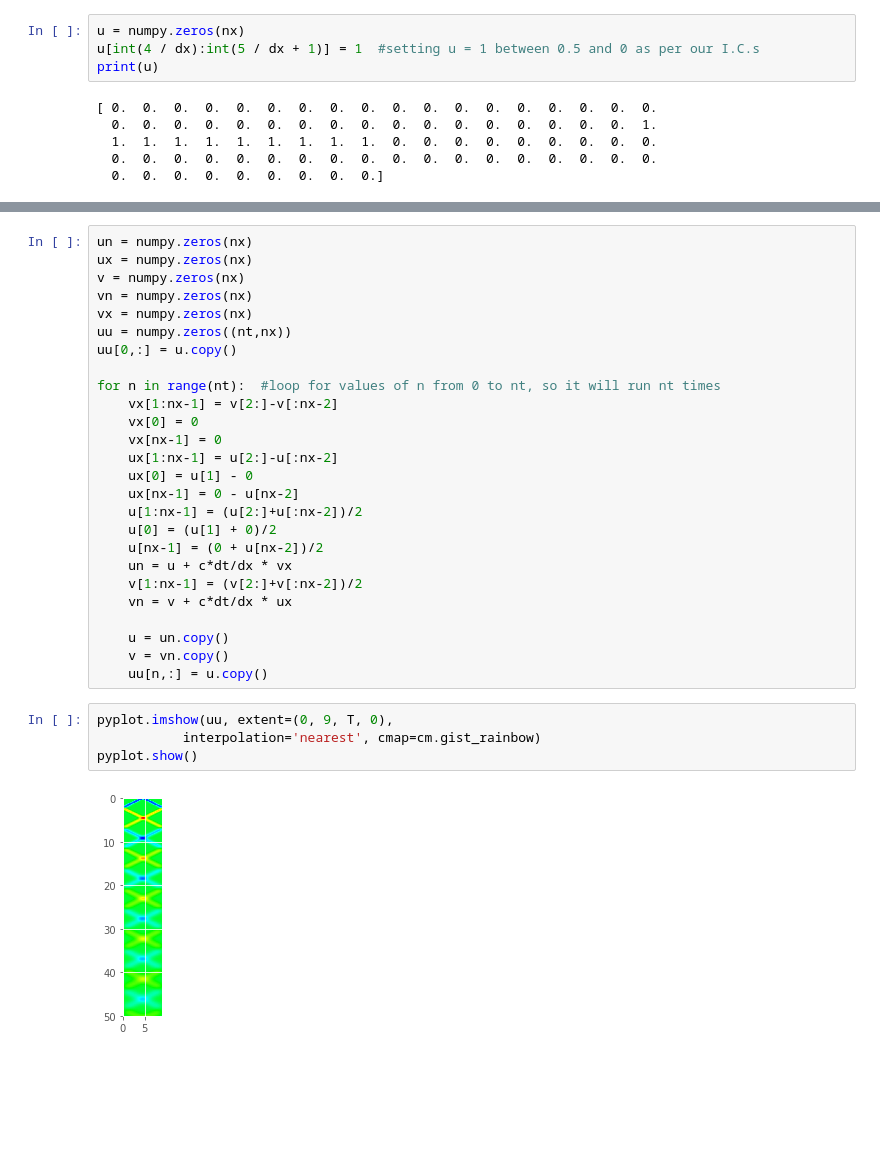
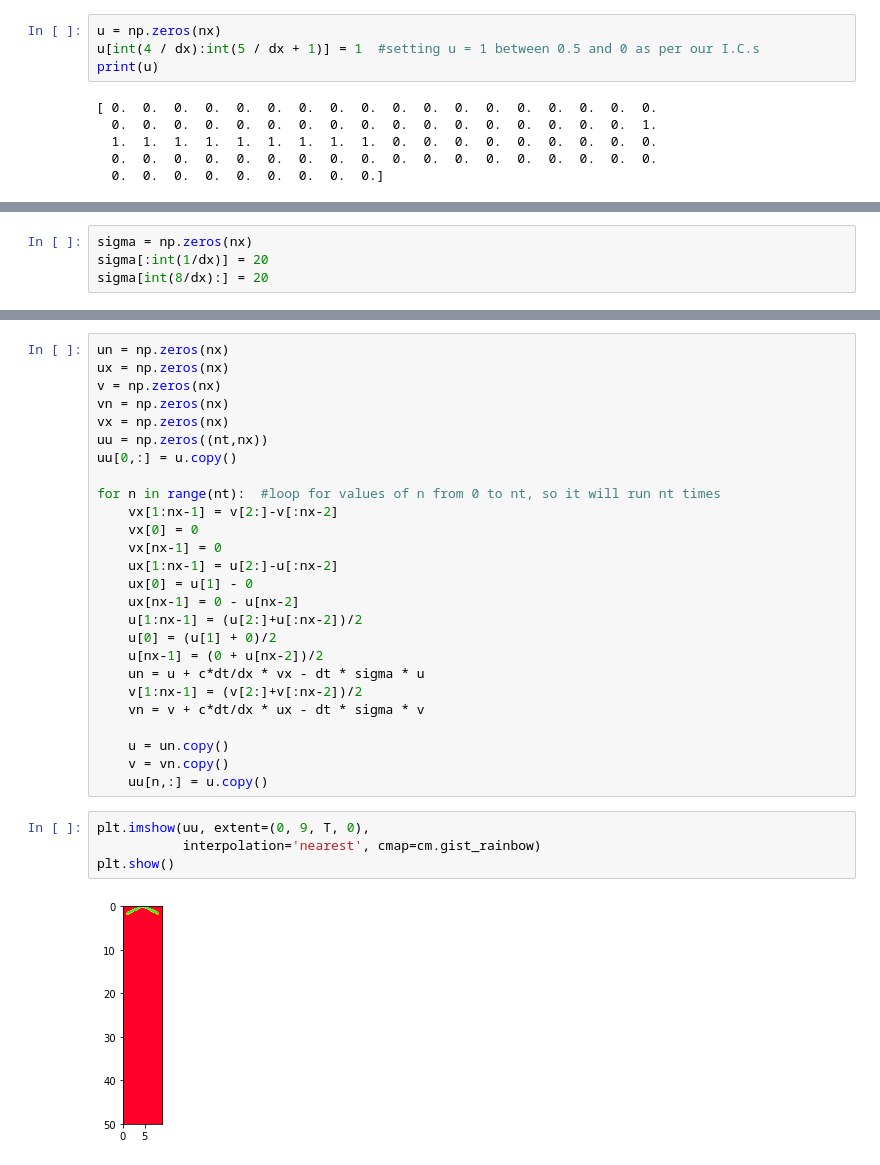
Before and after one commit to gantemur/wave, a Jupyter notebook: wave.ipynb, the cells around one changed output, grey strips where cells are left out. Cells and saved outputs as stored; diff of their text form; blank space fills up the shorter version.

```diff
--- a/wave.ipynb
+++ b/wave.ipynb
@@ -14,7 +15,7 @@ dt = .05  #dt is the amount of time each timestep covers (delta t)
 c = 1      #assume wavespeed of c = 1
 T = dt*nt
 # %%
-u = numpy.zeros(nx)
+u = np.zeros(nx)
 u[int(4 / dx):int(5 / dx + 1)] = 1  #setting u = 1 between 0.5 and 0 as per our I.C.s
 print(u)
 # %% [output]
@@ -29,0 +31,4 @@ pyplot.plot(numpy.linspace(0, 9, nx), u);
+# %%
+sigma = np.zeros(nx)
+sigma[:int(1/dx)] = 20
+sigma[int(8/dx):] = 20
@@ -30,10 +39,10 @@ pyplot.plot(numpy.linspace(0, 9, nx), u);
 # %%
-un = numpy.zeros(nx)
-ux = numpy.zeros(nx)
-v = numpy.zeros(nx)
-vn = numpy.zeros(nx)
-vx = numpy.zeros(nx)
-uu = numpy.zeros((nt,nx))
+un = np.zeros(nx)
+ux = np.zeros(nx)
+v = np.zeros(nx)
+vn = np.zeros(nx)
+vx = np.zeros(nx)
+uu = np.zeros((nt,nx))
 uu[0,:] = u.copy()
 
 for n in range(nt):  #loop for values of n from 0 to nt, so it will run nt times
@@ -46,19 +55,19 @@ for n in range(nt):  #loop for values of n from 0 to nt, so it will run nt times
     u[1:nx-1] = (u[2:]+u[:nx-2])/2
     u[0] = (u[1] + 0)/2
     u[nx-1] = (0 + u[nx-2])/2
-    un = u + c*dt/dx * vx
+    un = u + c*dt/dx * vx - dt * sigma * u
     v[1:nx-1] = (v[2:]+v[:nx-2])/2
-    vn = v + c*dt/dx * ux
+    vn = v + c*dt/dx * ux - dt * sigma * v
 
     u = un.copy()
     v = vn.copy()
     uu[n,:] = u.copy()
 # %%
-pyplot.imshow(uu, extent=(0, 9, T, 0),
+plt.imshow(uu, extent=(0, 9, T, 0),
            interpolation='nearest', cmap=cm.gist_rainbow)
-pyplot.show()
+plt.show()
 # %% [output]
-[figure, old version]
+[figure, new version]
 # %%
 # First set up the figure, the axis, and the plot element we want to animate
 fig = plt.figure()
```
Also changed, not shown: parts of 4 cells of this notebook.
